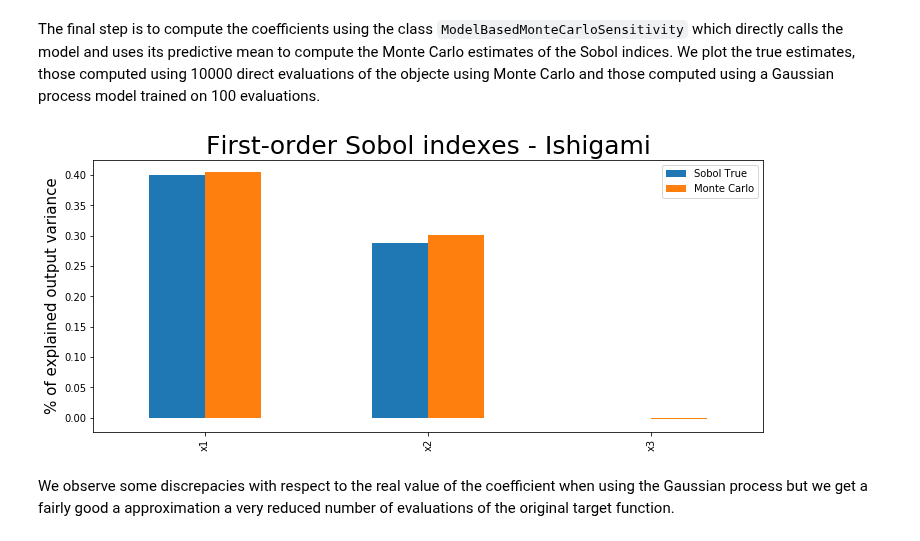
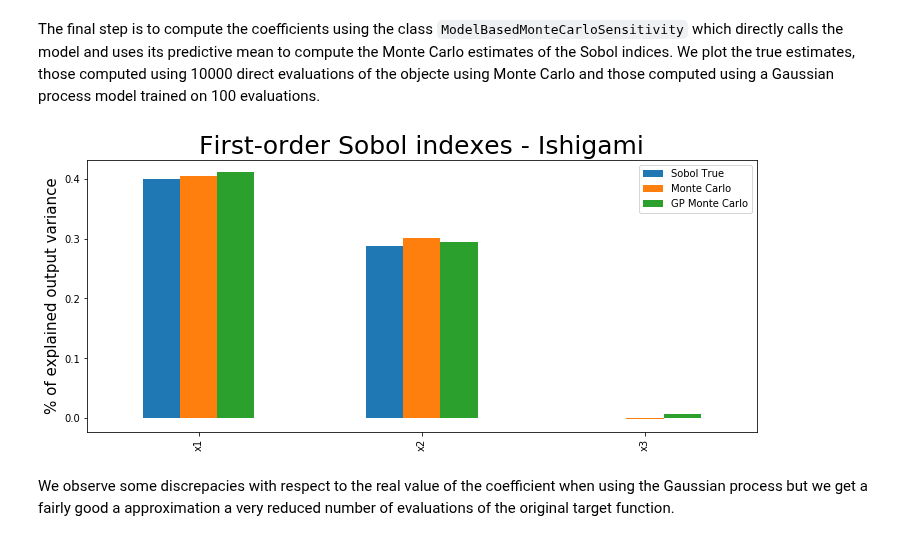
Before and after one commit to EmuKit/emukit, a Jupyter notebook: notebooks/Emukit-tutorial-sensitivity-montecarlo.ipynb, the cells around one changed output. Cells and saved outputs as stored; diff of their text form; code cells hidden in the pictures.

```diff
--- a/notebooks/Emukit-tutorial-sensitivity-montecarlo.ipynb
+++ b/notebooks/Emukit-tutorial-sensitivity-montecarlo.ipynb
@@ -268,15 +269,17 @@ The final step is to compute the coefficients using the class `ModelBasedMonteCa
 senstivity_ishigami_gpbased = MonteCarloSensitivity(model = model_emukit, input_domain = space)
 main_effects_gp, total_effects_gp, _ = senstivity_ishigami_gpbased.compute_effects(num_monte_carlo_points = num_mc)
 # %%
+main_effects_gp = {ivar: main_effects_gp[ivar][0] for ivar in main_effects_gp}
+
 d = {'Sobol True': ishigami.main_effects,
      'Monte Carlo': main_effects,
      'GP Monte Carlo':main_effects_gp}
 
 pd.DataFrame(d).plot(kind='bar',figsize=(12, 5))
 plt.title('First-order Sobol indexes - Ishigami', fontsize=TITLE_SIZE)
 plt.ylabel('% of explained output variance',fontsize=AXIS_SIZE);
 # %% [output]
-[figure, old version]
+[figure, new version]
 # %% [markdown]
 We observe some discrepacies with respect to the real value of the coefficient when using the Gaussian process but we get a fairly good a approximation a very reduced number of evaluations of the original target function.
 # %% [markdown]
```
Also changed, not shown: parts of 4 cells of this notebook.
